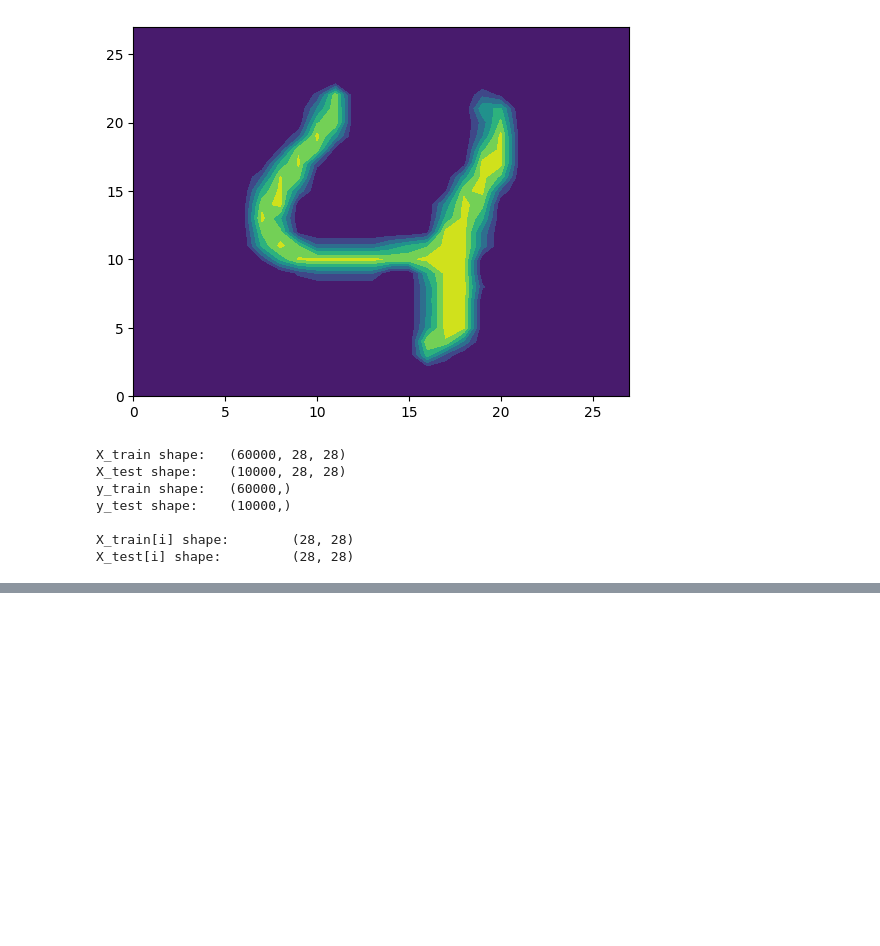
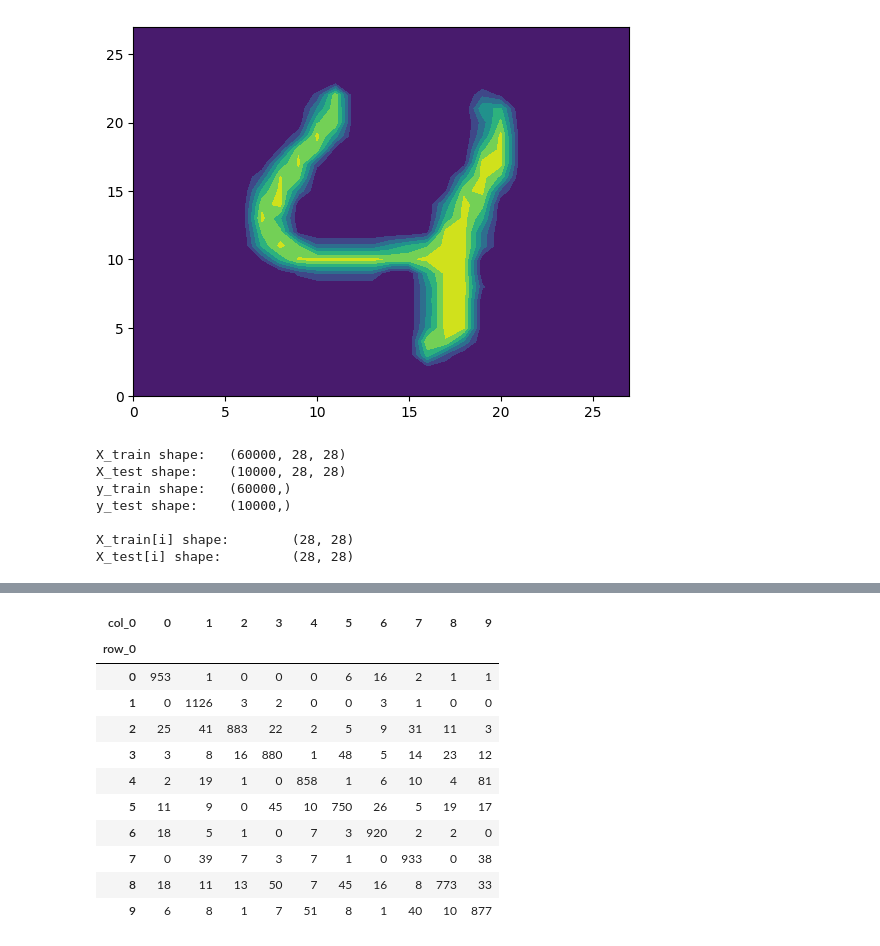
Before and after one commit to Troy-S-Meink/labs, a Jupyter notebook: 03_computer_vision/computer_vision.ipynb, the cells around one changed output, grey strips where cells are left out. Cells and saved outputs as stored; diff of their text form; code cells hidden in the pictures; blank space fills up the shorter version.

```diff
--- a/03_computer_vision/computer_vision.ipynb
+++ b/03_computer_vision/computer_vision.ipynb
@@ -185,18 +185,18 @@ if reload == 1:
       row = X_train[i].reshape((1,784)) # Turn the matrix for i into a row vector of features
       X2_train.append(row[0]) # Append the row vector to the list
   X2_train = pd.DataFrame(X2_train)
-  X2_train.to_csv('./knn/data/X2_train.csv')
+  X2_train.to_csv('./data/X2_train.csv')
 
   X2_test = []
   for i in range(len(y_test)):
       row = X_test[i].reshape((1,784)) # Turn the matrix for i into a row vector of features
       X2_test.append(row[0]) # Append the row vector to the list
   X2_test = pd.DataFrame(X2_test)
-  X2_test.to_csv('./knn/data/X2_train.csv')
+  X2_test.to_csv('./data/X2_test.csv')
 
 else:
-  X2_train = pd.read_csv('./knn/data/X2_train.csv')
-  X2_test = pd.read_csv('./knn/data/X2_test.csv')
+  X2_train = pd.read_csv('./data/X2_train.csv')
+  X2_test = pd.read_csv('./data/X2_test.csv')
 # %%
 # 4.
 
@@ -256,0 +244,17 @@ plt.show()
+# %%
+# 6.
+y_hat = fitted_model.predict(X2_test) # Predict the labels for the test
+pd.crosstab(y_test,y_hat) # Make a confusion matrix
+# %% [output]
+| col_0 | 0 | 1 | 2 | 3 | 4 | 5 | 6 | 7 | 8 | 9 |
+| row_0 |  |  |  |  |  |  |  |  |  |  |
+| 0 | 953 | 1 | 0 | 0 | 0 | 6 | 16 | 2 | 1 | 1 |
+| 1 | 0 | 1126 | 3 | 2 | 0 | 0 | 3 | 1 | 0 | 0 |
+| 2 | 25 | 41 | 883 | 22 | 2 | 5 | 9 | 31 | 11 | 3 |
+| 3 | 3 | 8 | 16 | 880 | 1 | 48 | 5 | 14 | 23 | 12 |
+| 4 | 2 | 19 | 1 | 0 | 858 | 1 | 6 | 10 | 4 | 81 |
+| 5 | 11 | 9 | 0 | 45 | 10 | 750 | 26 | 5 | 19 | 17 |
+| 6 | 18 | 5 | 1 | 0 | 7 | 3 | 920 | 2 | 2 | 0 |
+| 7 | 0 | 39 | 7 | 3 | 7 | 1 | 0 | 933 | 0 | 38 |
+| 8 | 18 | 11 | 13 | 50 | 7 | 45 | 16 | 8 | 773 | 33 |
+| 9 | 6 | 8 | 1 | 7 | 51 | 8 | 1 | 40 | 10 | 877 |
```
Also changed, not shown: parts of 8 cells of this notebook.
